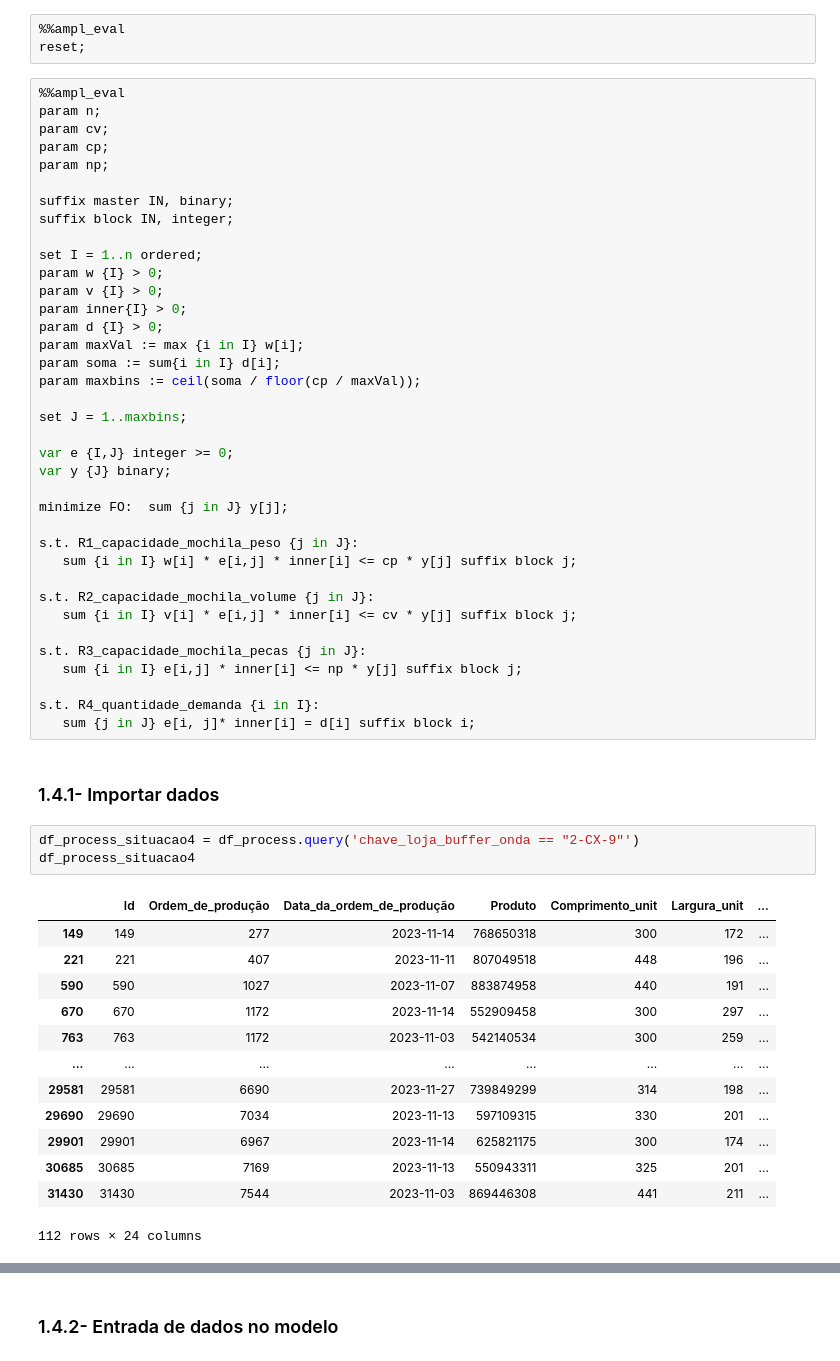
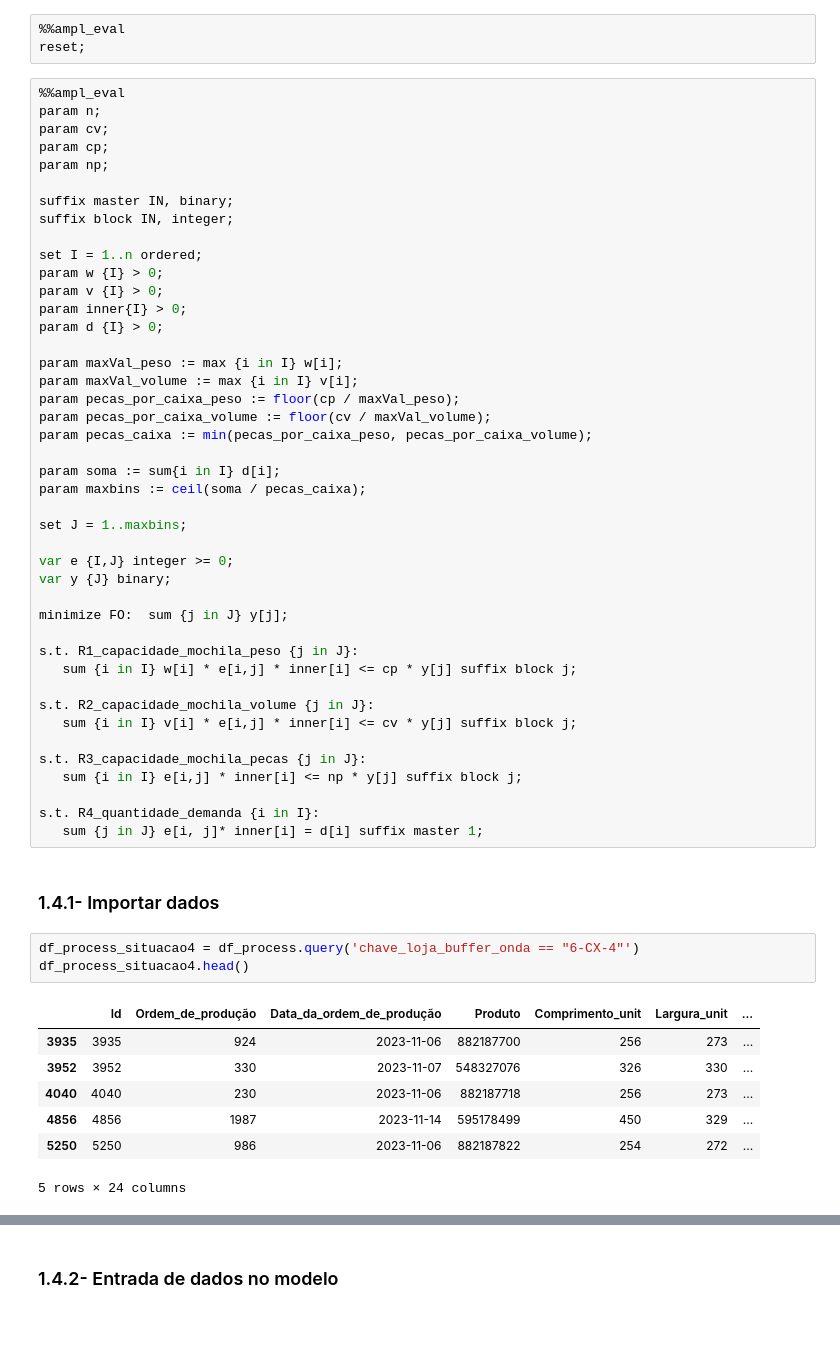
Before and after one commit to CandaPin/Resolucao_Problemas, a Jupyter notebook: 02-Notebook/02-cqavp-AMPL-Bin_packing.ipynb, the cells around one changed output, grey strips where cells are left out. Saved outputs shown, nothing was run; the diff lists cells and outputs as text; blank space fills up the shorter version.

Commit message:
# modelo AMPL até a versão para múltiplas lojas

```diff
--- a/02-Notebook/02-cqavp-AMPL-Bin_packing.ipynb
+++ b/02-Notebook/02-cqavp-AMPL-Bin_packing.ipynb
@@ -1526,9 +1528,15 @@ param w {I} > 0;
 param v {I} > 0;
 param inner{I} > 0;
 param d {I} > 0;
-param maxVal := max {i in I} w[i];
+
+param maxVal_peso := max {i in I} w[i];
+param maxVal_volume := max {i in I} v[i];
+param pecas_por_caixa_peso := floor(cp / maxVal_peso);
+param pecas_por_caixa_volume := floor(cv / maxVal_volume);
+param pecas_caixa := min(pecas_por_caixa_peso, pecas_por_caixa_volume);
+
 param soma := sum{i in I} d[i];
-param maxbins := ceil(soma / floor(cp / maxVal));
+param maxbins := ceil(soma / pecas_caixa);
 
 set J = 1..maxbins;
 
@@ -1547,23 +1555,17 @@ s.t. R3_capacidade_mochila_pecas {j in J}:
    sum {i in I} e[i,j] * inner[i] <= np * y[j] suffix block j;
 
 s.t. R4_quantidade_demanda {i in I}:
-   sum {j in J} e[i, j]* inner[i] = d[i] suffix block i;
+   sum {j in J} e[i, j]* inner[i] = d[i] suffix master 1;
 # %% [markdown]
 ### 1.4.1- Importar dados
 # %%
-df_process_situacao4 = df_process.query('chave_loja_buffer_onda == "2-CX-9"')
-df_process_situacao4
+df_process_situacao4 = df_process.query('chave_loja_buffer_onda == "6-CX-4"')
+df_process_situacao4.head()
 # %% [output]
 |  | Id | Ordem_de_produção | Data_da_ordem_de_produção | Produto | Comprimento_unit | Largura_unit | ... |
-| 149 | 149 | 277 | 2023-11-14 | 768650318 | 300 | 172 | ... |
-| 221 | 221 | 407 | 2023-11-11 | 807049518 | 448 | 196 | ... |
-| 590 | 590 | 1027 | 2023-11-07 | 883874958 | 440 | 191 | ... |
-| 670 | 670 | 1172 | 2023-11-14 | 552909458 | 300 | 297 | ... |
-| 763 | 763 | 1172 | 2023-11-03 | 542140534 | 300 | 259 | ... |
-| ... | ... | ... | ... | ... | ... | ... | ... |
-| 29581 | 29581 | 6690 | 2023-11-27 | 739849299 | 314 | 198 | ... |
-| 29690 | 29690 | 7034 | 2023-11-13 | 597109315 | 330 | 201 | ... |
-| 29901 | 29901 | 6967 | 2023-11-14 | 625821175 | 300 | 174 | ... |
-| 30685 | 30685 | 7169 | 2023-11-13 | 550943311 | 325 | 201 | ... |
-| 31430 | 31430 | 7544 | 2023-11-03 | 869446308 | 441 | 211 | ... |
+| 3935 | 3935 | 924 | 2023-11-06 | 882187700 | 256 | 273 | ... |
+| 3952 | 3952 | 330 | 2023-11-07 | 548327076 | 326 | 330 | ... |
+| 4040 | 4040 | 230 | 2023-11-06 | 882187718 | 256 | 273 | ... |
+| 4856 | 4856 | 1987 | 2023-11-14 | 595178499 | 450 | 329 | ... |
+| 5250 | 5250 | 986 | 2023-11-06 | 882187822 | 254 | 272 | ... |
-112 rows × 24 columns
+5 rows × 24 columns
```
Also changed, not shown: parts of 67 cells of this notebook, 1 other file.
